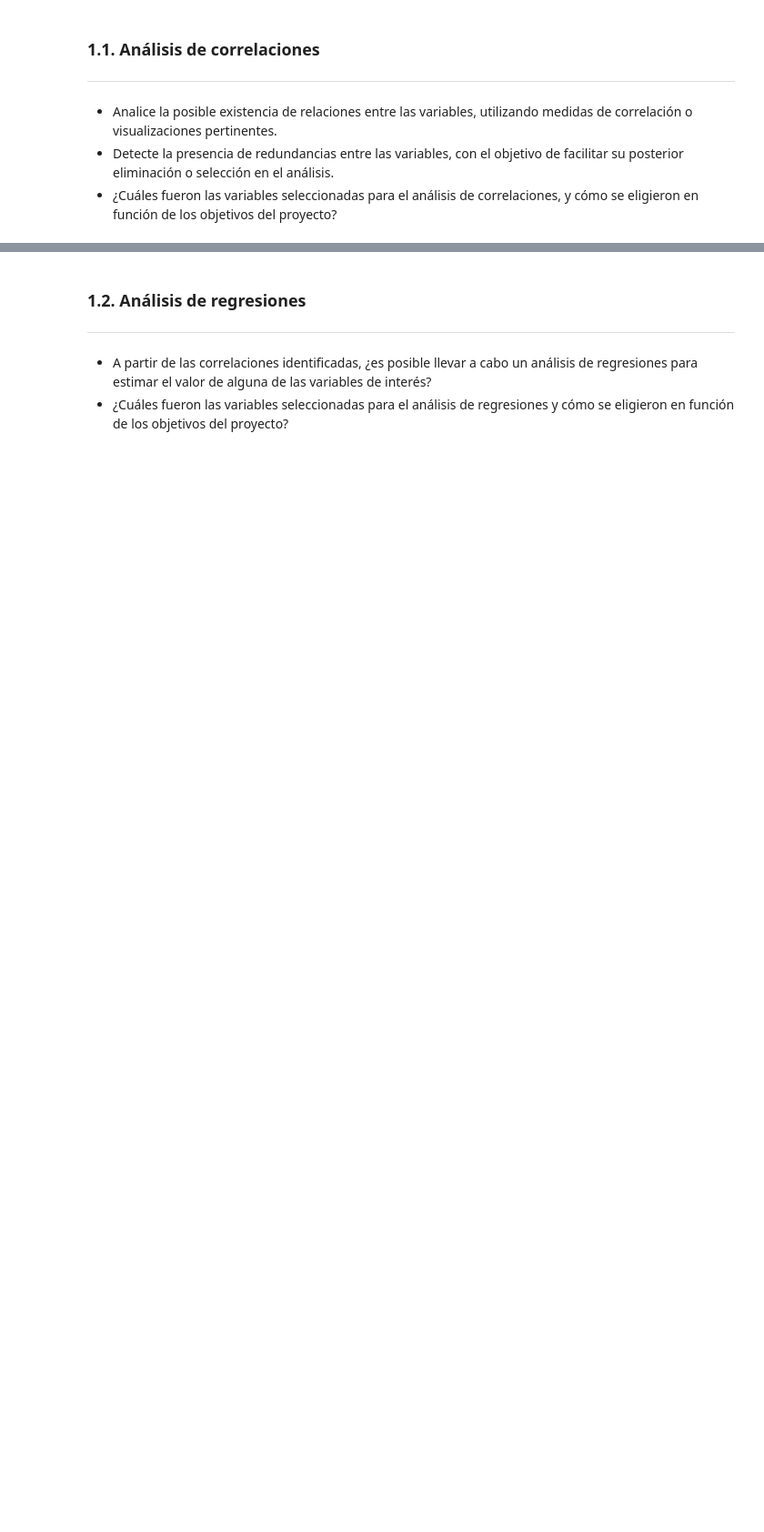
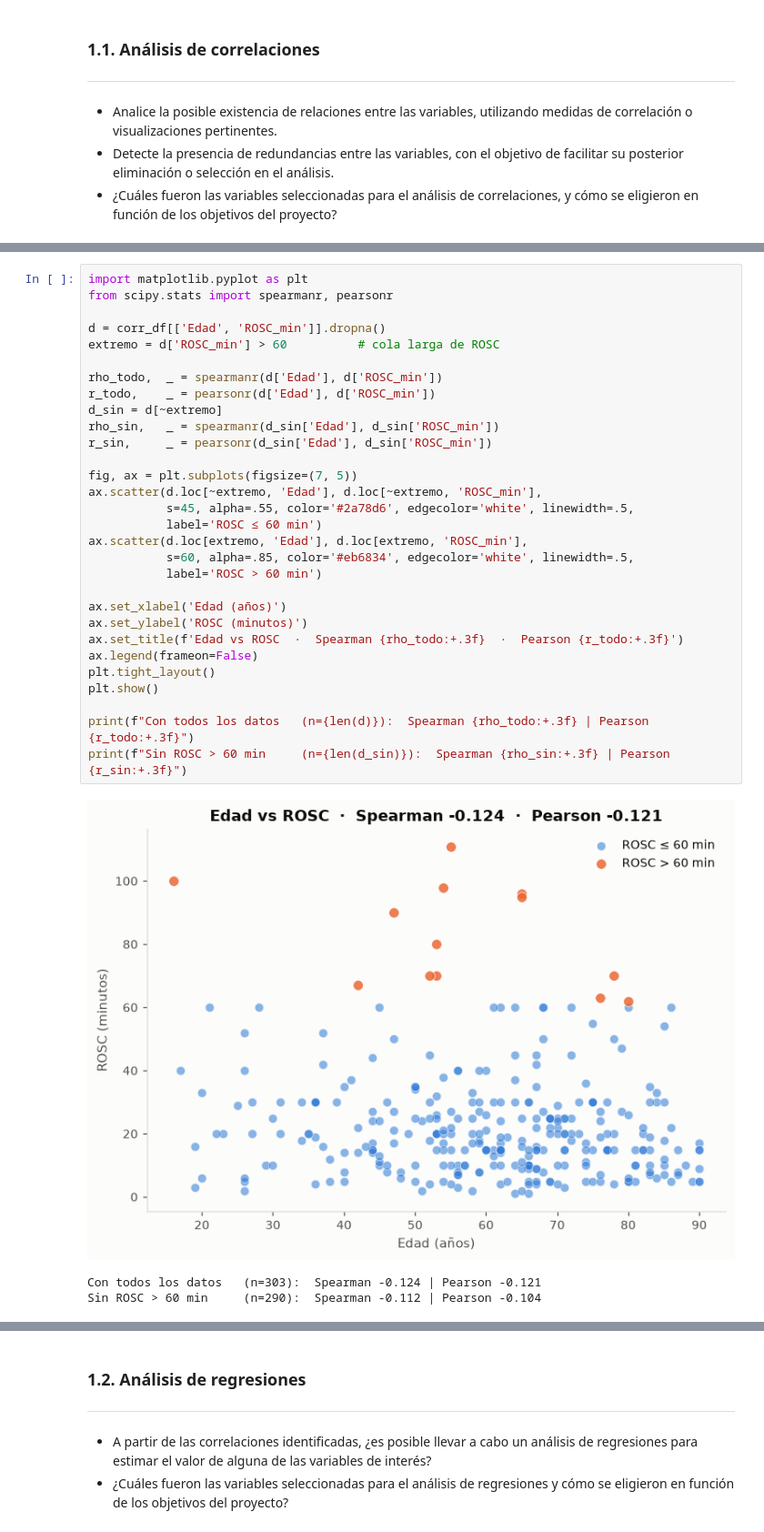
Before and after one commit to AlejandraJaramillo19/mlda-project_, a Jupyter notebook: notebooks/04_data_analysis/04_data_analysis.ipynb, the cells around one changed output, grey strips where cells are left out. Shown at 91% size. Cells and saved outputs as stored; diff of their text form; blank space fills up the shorter version.

```diff
--- a/notebooks/04_data_analysis/04_data_analysis.ipynb
+++ b/notebooks/04_data_analysis/04_data_analysis.ipynb
@@ -642,0 +688,34 @@ La eliminación de redundancias reduce el conjunto de variables candidatas al mo
+# %%
+import matplotlib.pyplot as plt
+from scipy.stats import spearmanr, pearsonr
+
+d = corr_df[['Edad', 'ROSC_min']].dropna()
+extremo = d['ROSC_min'] > 60          # cola larga de ROSC
+
+rho_todo,  _ = spearmanr(d['Edad'], d['ROSC_min'])
+r_todo,    _ = pearsonr(d['Edad'], d['ROSC_min'])
+d_sin = d[~extremo]
+rho_sin,   _ = spearmanr(d_sin['Edad'], d_sin['ROSC_min'])
+r_sin,     _ = pearsonr(d_sin['Edad'], d_sin['ROSC_min'])
+
+fig, ax = plt.subplots(figsize=(7, 5))
+ax.scatter(d.loc[~extremo, 'Edad'], d.loc[~extremo, 'ROSC_min'],
+           s=45, alpha=.55, color='#2a78d6', edgecolor='white', linewidth=.5,
+           label='ROSC ≤ 60 min')
+ax.scatter(d.loc[extremo, 'Edad'], d.loc[extremo, 'ROSC_min'],
+           s=60, alpha=.85, color='#eb6834', edgecolor='white', linewidth=.5,
+           label='ROSC > 60 min')
+
+ax.set_xlabel('Edad (años)')
+ax.set_ylabel('ROSC (minutos)')
+ax.set_title(f'Edad vs ROSC  ·  Spearman {rho_todo:+.3f}  ·  Pearson {r_todo:+.3f}')
+ax.legend(frameon=False)
+plt.tight_layout()
+plt.show()
+
+print(f"Con todos los datos   (n={len(d)}):  Spearman {rho_todo:+.3f} | Pearson {r_todo:+.3f}")
+print(f"Sin ROSC > 60 min     (n={len(d_sin)}):  Spearman {rho_sin:+.3f} | Pearson {r_sin:+.3f}")
+# %% [output]
+[figure, added]
+Con todos los datos   (n=303):  Spearman -0.124 | Pearson -0.121
+Sin ROSC > 60 min     (n=290):  Spearman -0.112 | Pearson -0.104
```
Also changed, not shown: parts of 55 cells of this notebook.
